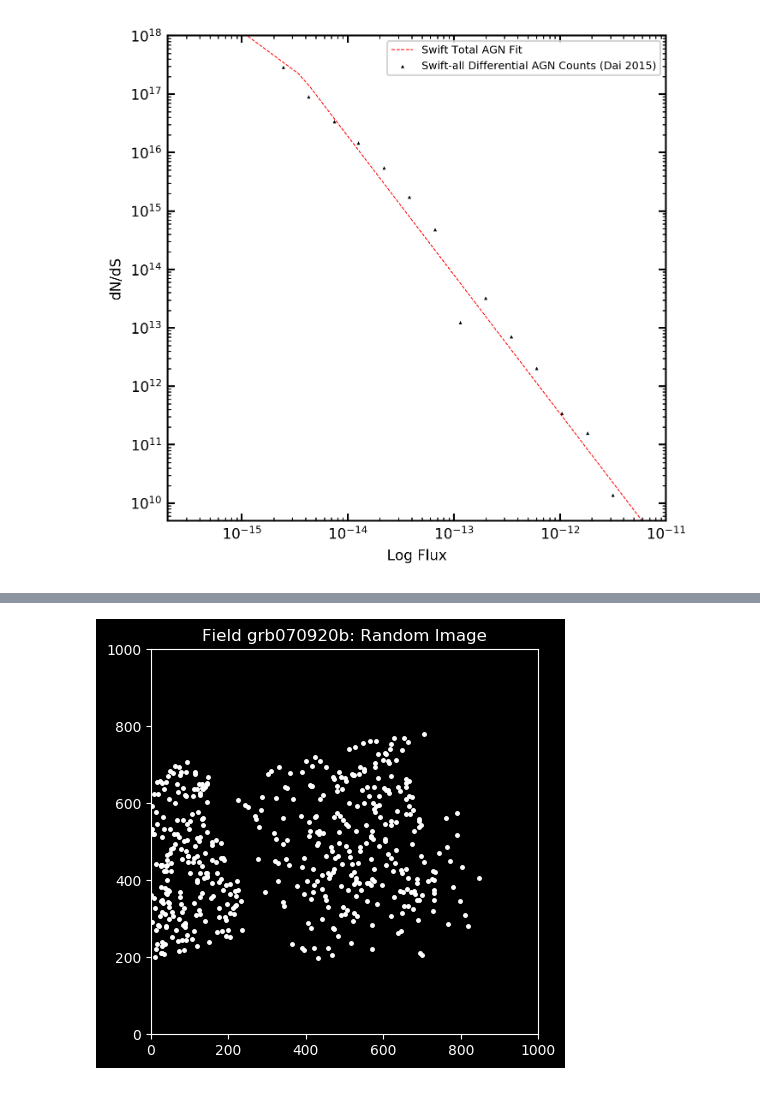
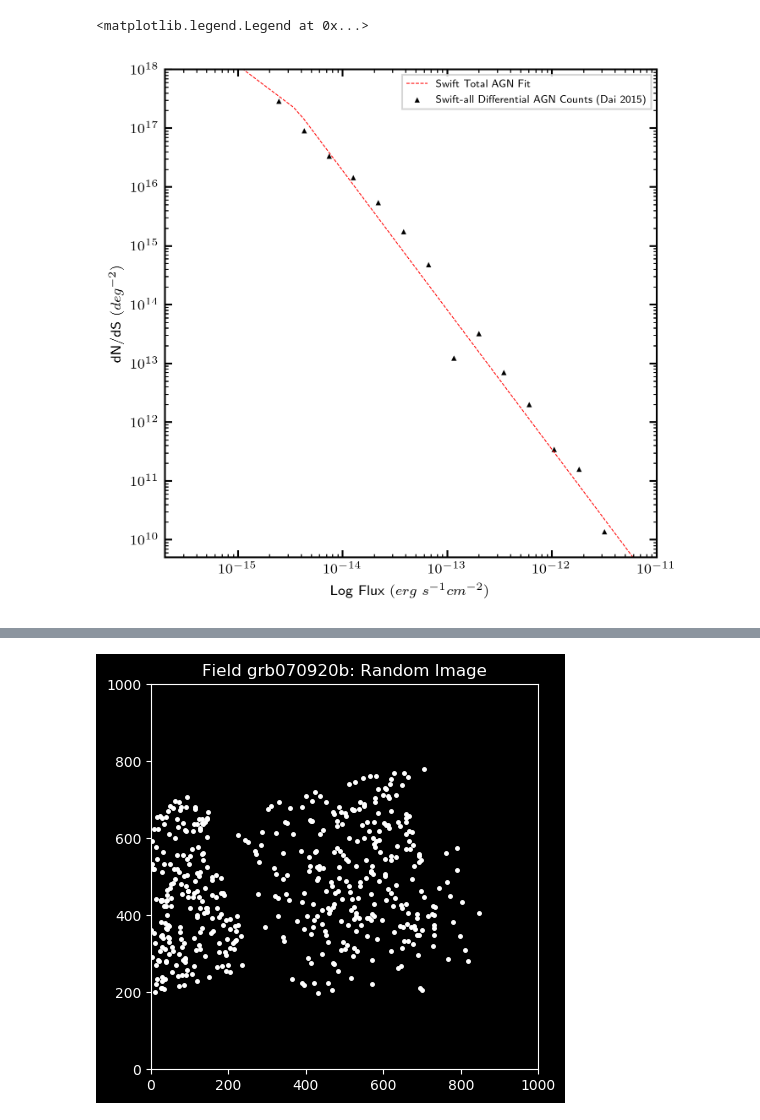
Before and after one commit to bbonine/swift_corrfunc, a Jupyter notebook: code/notebooks/corr_debug.ipynb, the cells around one changed output, grey strips where cells are left out. Cells and saved outputs as stored; diff of their text form; code cells hidden in the pictures.

```diff
--- a/code/notebooks/corr_debug.ipynb
+++ b/code/notebooks/corr_debug.ipynb
@@ -39,14 +56,15 @@ field_list = np.unique(field)
 # %%
 ## Matplotlib stuff
 fontsize = 8
-figsize = (3,3)
+figsize = (5,4)
 dpi = 300
 
 # Configure parameters
 plt.rcParams.update({'font.size': fontsize, 'figure.figsize': figsize, 'figure.dpi': dpi})
 
 # Default tick label size
-plt.rcParams['text.usetex'] = False
+plt.style.use('default')
+plt.rcParams['text.usetex'] = True
 plt.rcParams['xtick.labelsize'] = fontsize
 plt.rcParams['ytick.labelsize'] = fontsize
 plt.rcParams['xtick.direction'] = 'in'
@@ -126,37 +100,38 @@ def dn_2(s):
     return k*((f_b/s_ref)**(b-a)) * ((s/s_ref)**(-b))
 # %%
 # Try plotting dn/ds from dai 2015:
-plt.figure(figsize = [5,5])
+plt.figure(figsize = [5,5], dpi = 300)
 x = np.logspace(-16,-11,50)
 
 y = np.zeros(len(x))
 
 
 # Dai results
 y_vals = [1.2e18,2.91e17,9.05e16,3.39e16,1.45e16,5.5e15,1.75e15,4.8e14,1.24e13,3.24e13,7.10e12,2.02e12,3.47e11,1.59e11,1.37e10]
 logx_vals = [-14.85,-14.61,-14.37,-14.13,-13.90,-13.66,-13.42,-13.18,-12.94,-12.70,-12.46,-12.22,-11.98,-11.74,-11.50]
 x_vals = np.power(10,logx_vals)
 for i in range(0,len(x)):
     if x[i] <= f_b:
         y[i] = dn_1(x[i])
     else:
         y[i] = dn_2(x[i])
 
 plt.plot(x,y, linestyle = '--', linewidth = 0.5, color = 'r', label = 'Swift Total AGN Fit')
-plt.scatter(x_vals,y_vals,marker = '^', linewidth = 0.1, s =3, color = 'black', label ='Swift-all Differential AGN Counts (Dai 2015)')
+plt.scatter(x_vals,y_vals,marker = '^', linewidth = 0.1, s =8, color = 'black', label ='Swift-all Differential AGN Counts (Dai 2015)')
 plt.xlim(2e-16,1e-11)
 plt.ylim(5e9,1e18)
 plt.xscale('log')
 plt.yscale('log')
 
-plt.xlabel('Log Flux')
-plt.ylabel('dN/dS')
+plt.xlabel('Log Flux ' + (r'$(erg \ s^{-1} cm^{-2})$'), fontsize = 8)
+plt.ylabel('dN/dS ' + r'$(deg^{-2})$', fontsize = 8)
 
-plt.legend(fontsize = 6, loc = 'upper right')
+plt.legend(fontsize = 6, loc = 'upper right', fancybox = False)
 
-plt.savefig('/Users/bbonine/ou/research/corr_func/figures/dnds.png')
+plt.savefig('/Users/bbonine/ou/general_exam/figs/dnds.png')
 # %% [output]
+<matplotlib.legend.Legend at 0x...>
-[figure, old version]
+[figure, new version]
 # %%
 # Analytically integrate above dn/ds relations using appropriate bounds
 def n_1(s):
```
Also changed, not shown: parts of 39 cells of this notebook, 6 other files.
